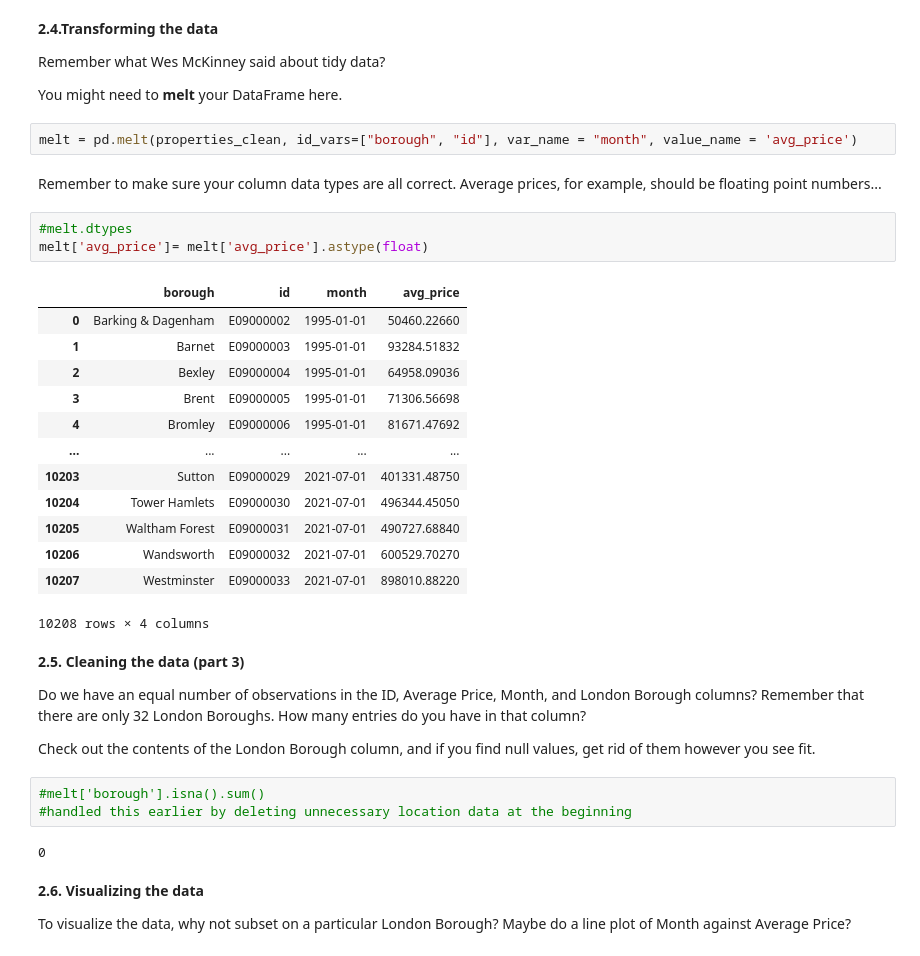
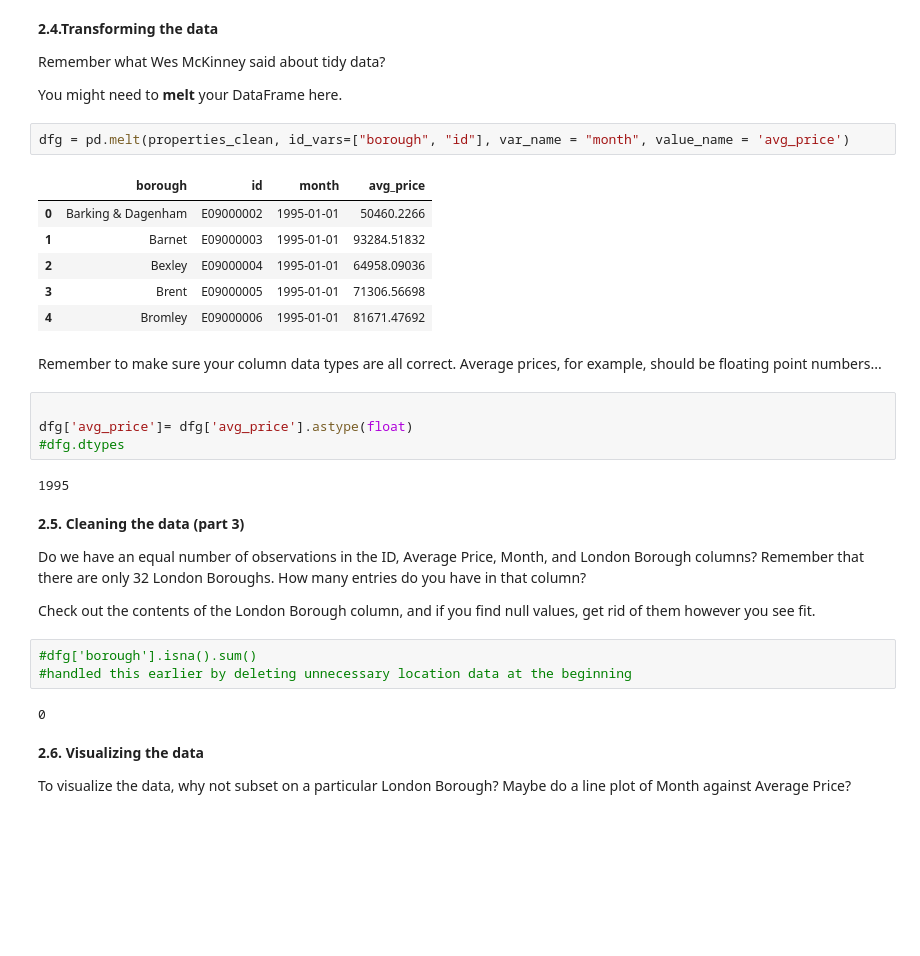
Before and after one commit to mrrosss/Springboard, a Jupyter notebook: first_task.ipynb, the cells around one changed output. Saved outputs shown, nothing was run; the diff lists cells and outputs as text; blank space fills up the shorter version.

```diff
--- a/first_task.ipynb
+++ b/first_task.ipynb
@@ -144,26 +152,22 @@ Remember what Wes McKinney said about tidy data?
 
 You might need to **melt** your DataFrame here.
 # %%
-melt = pd.melt(properties_clean, id_vars=["borough", "id"], var_name = "month", value_name = 'avg_price')
+dfg = pd.melt(properties_clean, id_vars=["borough", "id"], var_name = "month", value_name = 'avg_price')
+# %% [output]
+|  | borough | id | month | avg_price |
+| 0 | Barking & Dagenham | E09000002 | 1995-01-01 | 50460.2266 |
+| 1 | Barnet | E09000003 | 1995-01-01 | 93284.51832 |
+| 2 | Bexley | E09000004 | 1995-01-01 | 64958.09036 |
+| 3 | Brent | E09000005 | 1995-01-01 | 71306.56698 |
+| 4 | Bromley | E09000006 | 1995-01-01 | 81671.47692 |
 # %% [markdown]
 Remember to make sure your column data types are all correct. Average prices, for example, should be floating point numbers...
 # %%
-#melt.dtypes
-melt['avg_price']= melt['avg_price'].astype(float)
+
+dfg['avg_price']= dfg['avg_price'].astype(float)
+#dfg.dtypes
 # %% [output]
-|  | borough | id | month | avg_price |
-| 0 | Barking & Dagenham | E09000002 | 1995-01-01 | 50460.22660 |
-| 1 | Barnet | E09000003 | 1995-01-01 | 93284.51832 |
-| 2 | Bexley | E09000004 | 1995-01-01 | 64958.09036 |
-| 3 | Brent | E09000005 | 1995-01-01 | 71306.56698 |
-| 4 | Bromley | E09000006 | 1995-01-01 | 81671.47692 |
-| ... | ... | ... | ... | ... |
-| 10203 | Sutton | E09000029 | 2021-07-01 | 401331.48750 |
-| 10204 | Tower Hamlets | E09000030 | 2021-07-01 | 496344.45050 |
-| 10205 | Waltham Forest | E09000031 | 2021-07-01 | 490727.68840 |
-| 10206 | Wandsworth | E09000032 | 2021-07-01 | 600529.70270 |
-| 10207 | Westminster | E09000033 | 2021-07-01 | 898010.88220 |
-10208 rows × 4 columns
+1995
 # %% [markdown]
 **2.5. Cleaning the data (part 3)**
 
@@ -171,7 +175,7 @@ Do we have an equal number of observations in the ID, Average Price, Month, and
 
 Check out the contents of the London Borough column, and if you find null values, get rid of them however you see fit.
 # %%
-#melt['borough'].isna().sum()
+#dfg['borough'].isna().sum()
 #handled this earlier by deleting unnecessary location data at the beginning
 # %% [output]
 0
```
Also changed, not shown: parts of 4 cells of this notebook.
